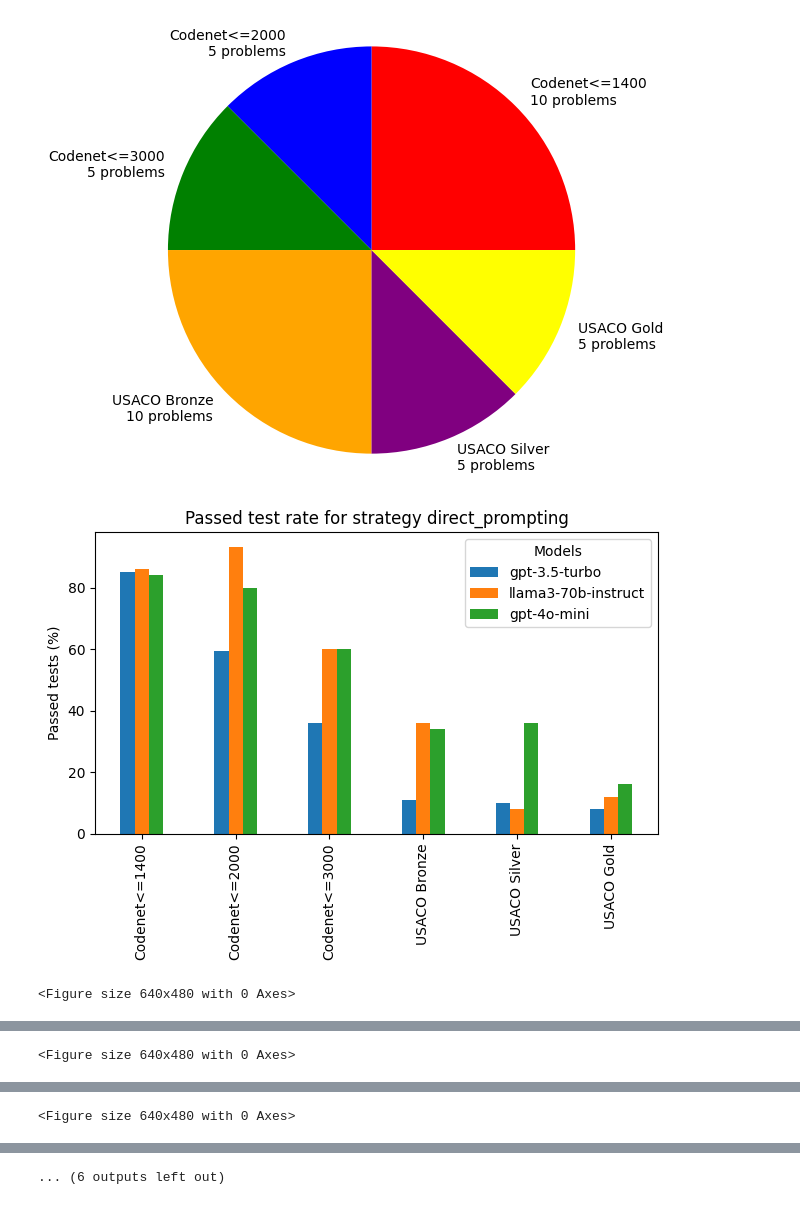
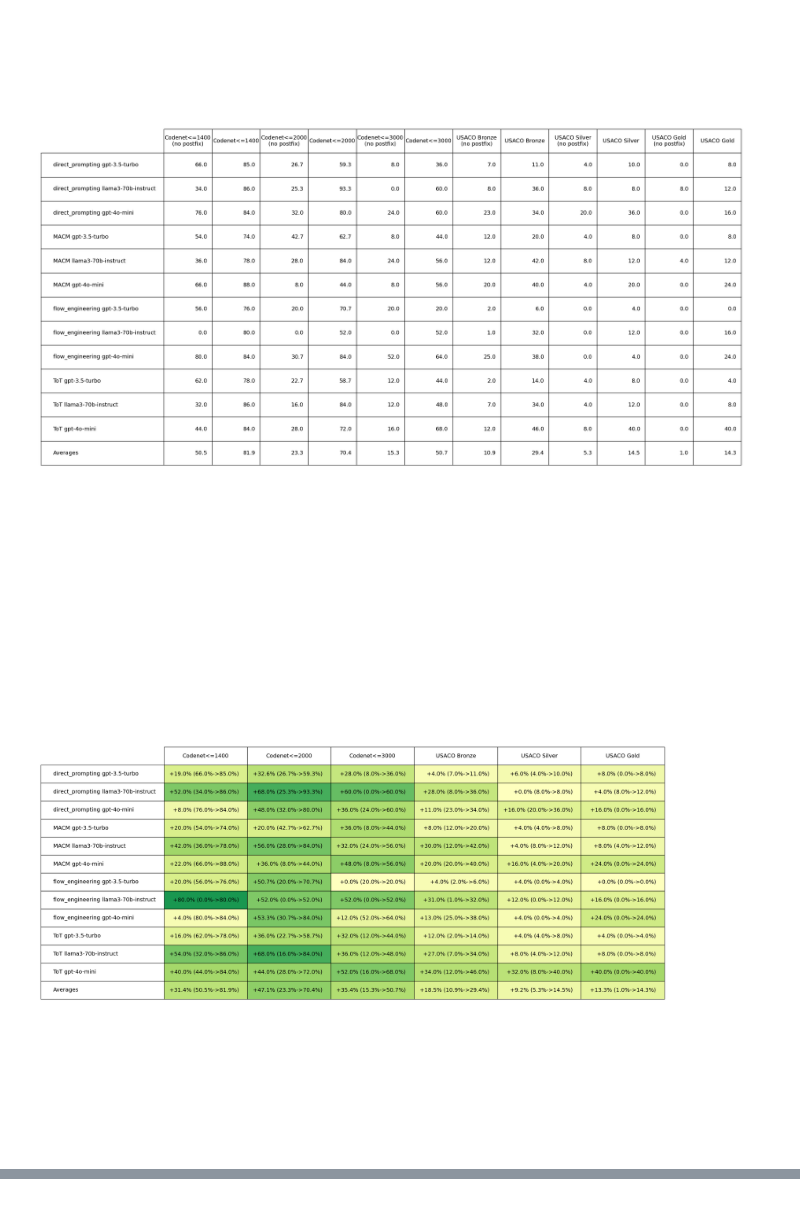
Before and after one commit to EmanuelDicu/Licenta, a Jupyter notebook: info/licenta.ipynb, the cells around one changed output, grey strips where cells are left out. Cells and saved outputs as stored; diff of their text form; code cells hidden in the pictures.

```diff
--- a/info/licenta.ipynb
+++ b/info/licenta.ipynb
@@ -1549,19 +1626,18 @@ def model_postfix_improvement_rate_table_chart(strategies, models, problem_datas
 # get_solution('direct_prompting', 'gpt-3.5-turbo', dummy_codenet_problems[0])
 # get_solution_no_postfix('direct_prompting', 'gpt-3.5-turbo', dummy_codenet_problems[0], should_remove_folder=True)
 # %%
-problem_distribution_pie_chart(problem_datasets, dataset_labels)
+# problem_distribution_pie_chart(problem_datasets, dataset_labels)
 
-for strategy in strategies:
-    strategy_model_passed_test_rate_stackbar(strategy, models, problem_datasets, dataset_labels)
+# for strategy in strategies:
+#     strategy_model_passed_test_rate_stackbar(strategy, models, problem_datasets, dataset_labels)
 
-for problem_dataset, dataset_label in zip(problem_datasets, dataset_labels):
-  strategy_model_success_rate_heatmap(strategies, models, problem_dataset, dataset_label)
+# for problem_dataset, dataset_label in zip(problem_datasets, dataset_labels):
+#   strategy_model_success_rate_heatmap(strategies, models, problem_dataset, dataset_label)
 
-for model in models:
-  model_dataset_success_of_strategy_polyline_chart(strategies, model, problem_datasets, dataset_labels)
+# for model in models:
+#   model_dataset_success_of_strategy_polyline_chart(strategies, model, problem_datasets, dataset_labels)
 
 model_postfix_improvement_rate_table_chart(strategies, models, problem_datasets, dataset_labels)
 # %% [output]
-[figure, old version]
+[figure, new version]
-[figure, old version]
+[figure, new version]
-<Figure size 640x480 with 0 Axes>
@@ -1569 +1644,0 @@ model_postfix_improvement_rate_table_chart(strategies, models, problem_datasets,
-<Figure size 640x480 with 0 Axes>
@@ -1571 +1644,0 @@ model_postfix_improvement_rate_table_chart(strategies, models, problem_datasets,
-<Figure size 640x480 with 0 Axes>
@@ -1577 +1644,0 @@ model_postfix_improvement_rate_table_chart(strategies, models, problem_datasets,
-... (6 outputs left out)
```
Also changed, not shown: parts of 6 cells of this notebook, 3 other files.
